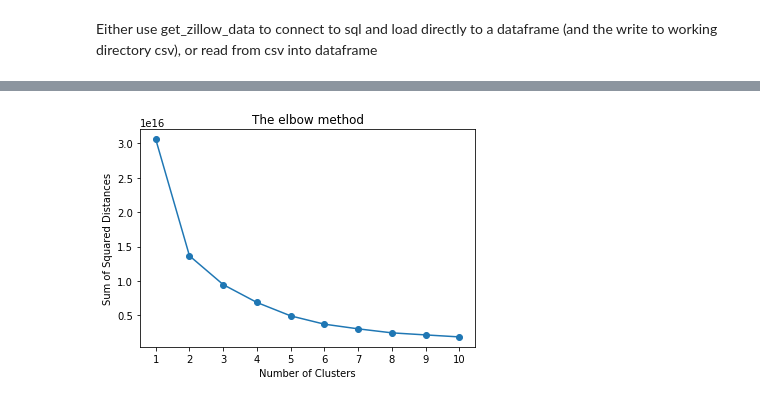
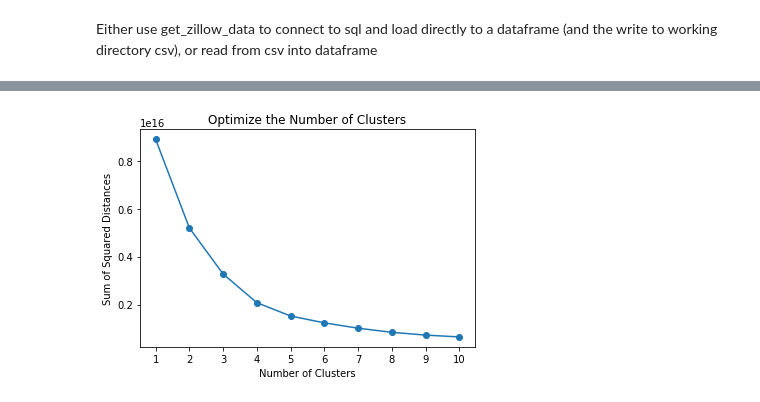
Before and after one commit to GaryGonzenbach/ds-methodologies-exercises, a Jupyter notebook: Clustering/explore_zillow.ipynb, the cells around one changed output, grey strips where cells are left out. Drawn from its saved outputs; the diff is of its cells as text; code cells hidden in the pictures.

```diff
--- a/Clustering/explore_zillow.ipynb
+++ b/Clustering/explore_zillow.ipynb
@@ -89,5 +102,5 @@ for i, feature in enumerate(features):
 # %%
-Features2cluster = ['latitude','longitude','logerror','bathroomcnt']
+Features2cluster = ['latitude','longitude','logerror','bedbathcnt','age']
 #  try 1-10 clusters
 inertias = []
 for thiscluster in range(1, 11):
@@ -98,10 +111,10 @@ kmeans_perf = pd.DataFrame(list(zip(range(1, 11), inertias)), columns=['n_cluste
 # %%
 plt.scatter(kmeans_perf.n_clusters, kmeans_perf.ssd)
 plt.plot(kmeans_perf.n_clusters, kmeans_perf.ssd)
 plt.xticks(range(1, 11))
 plt.xlabel('Number of Clusters')
 plt.ylabel('Sum of Squared Distances')
-plt.title('The elbow method')
+plt.title('Optimize the Number of Clusters')
 plt.show()
 # %% [output]
-[figure, old version]
+[figure, new version]
```
Also changed, not shown: parts of 11 cells of this notebook, 1 other file.
